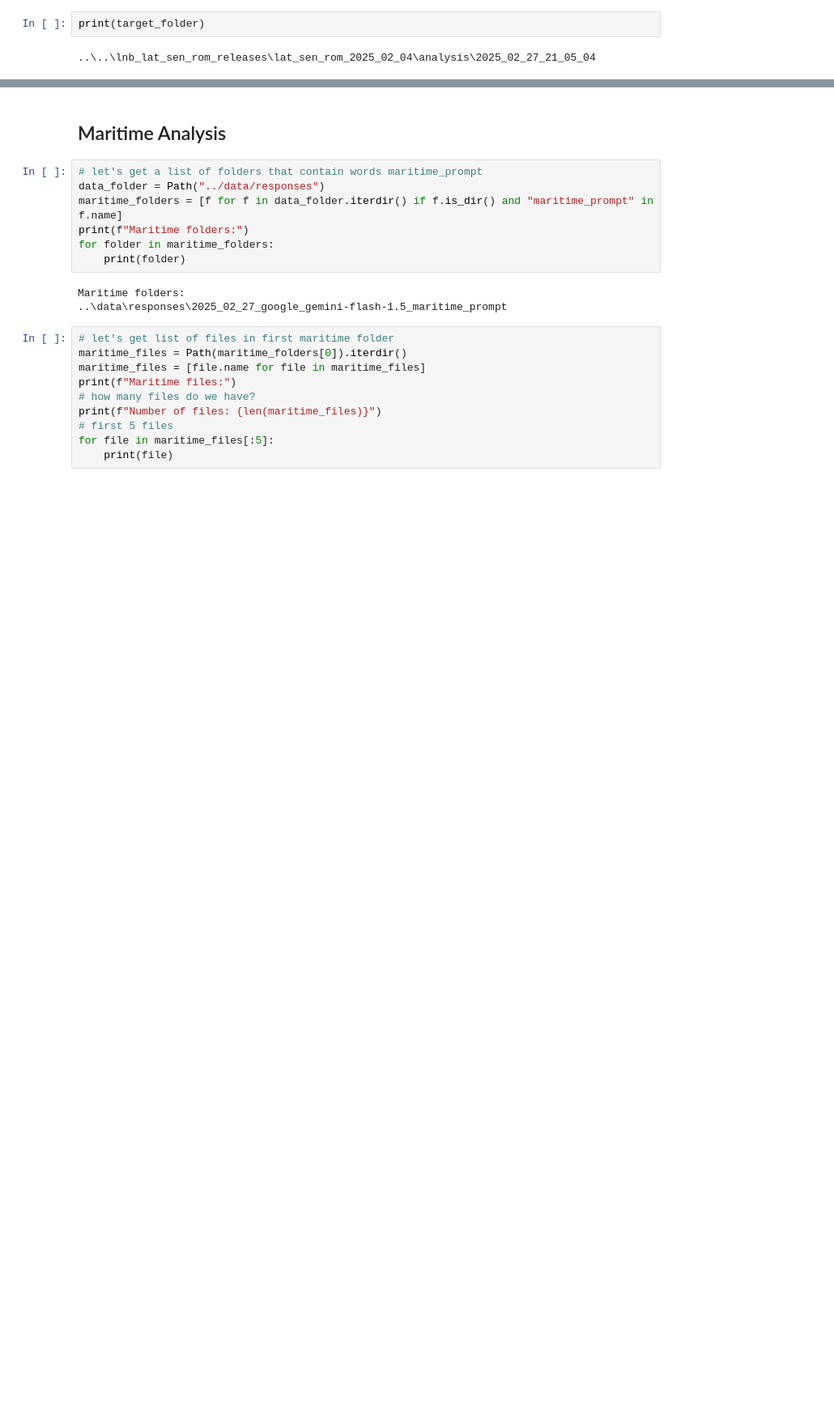
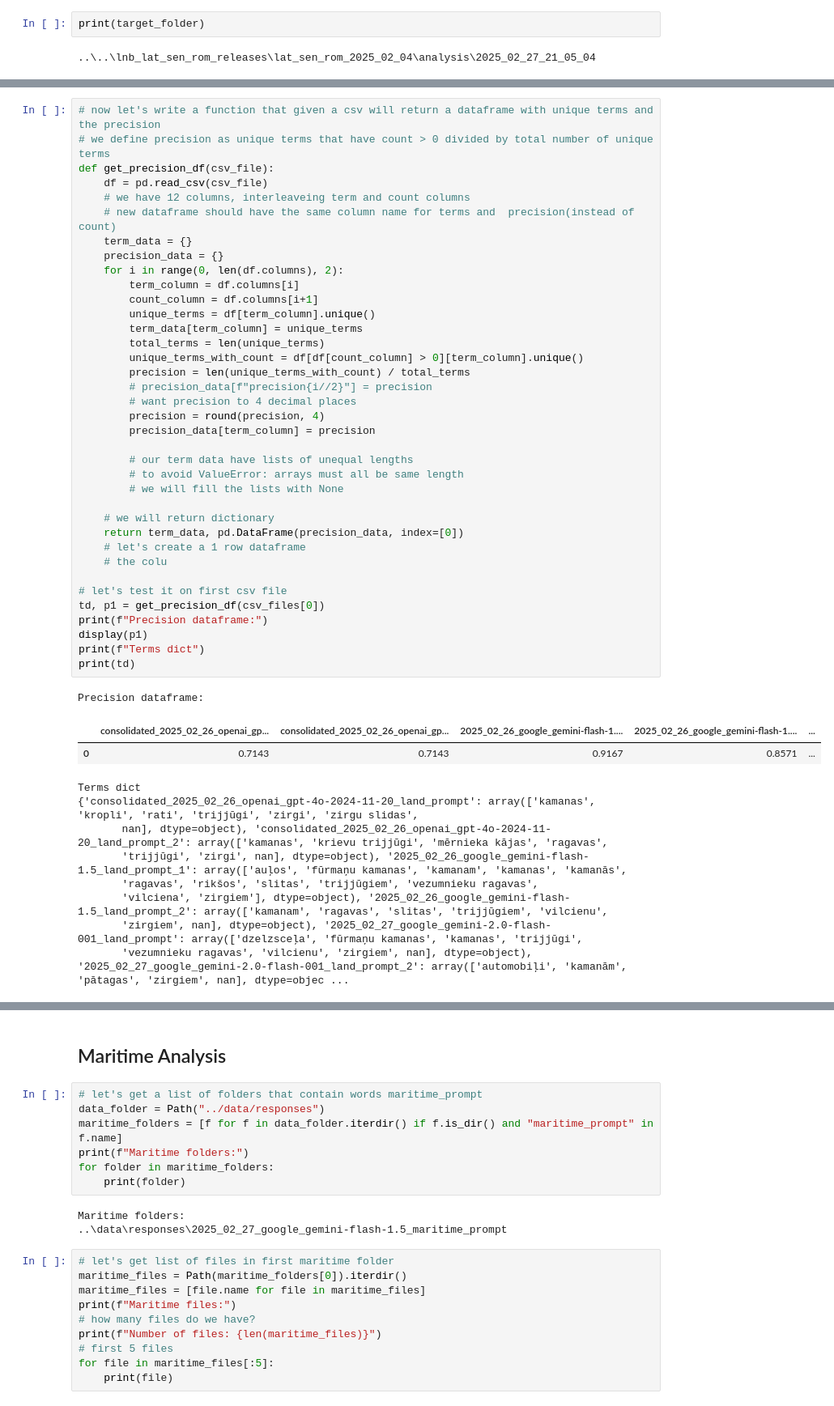
Before and after one commit to ValRCS/lnb_transports, a Jupyter notebook: notebooks/Analyze_Responses.ipynb, the cells around one changed output, grey strips where cells are left out. Shown at 81% size. Saved outputs shown, nothing was run; the diff lists cells and outputs as text; blank space fills up the shorter version.

```diff
--- a/notebooks/Analyze_Responses.ipynb
+++ b/notebooks/Analyze_Responses.ipynb
@@ -348,0 +399,49 @@ print(target_folder)
+# %%
+# now let's write a function that given a csv will return a dataframe with unique terms and the precision
+# we define precision as unique terms that have count > 0 divided by total number of unique terms
+def get_precision_df(csv_file):
+    df = pd.read_csv(csv_file)
+    # we have 12 columns, interleaveing term and count columns
+    # new dataframe should have the same column name for terms and  precision(instead of count)
+    term_data = {}
+    precision_data = {}
+    for i in range(0, len(df.columns), 2):
+        term_column = df.columns[i]
+        count_column = df.columns[i+1]
+        unique_terms = df[term_column].unique()
+        term_data[term_column] = unique_terms
+        total_terms = len(unique_terms)
+        unique_terms_with_count = df[df[count_column] > 0][term_column].unique()
+        precision = len(unique_terms_with_count) / total_terms
+        # precision_data[f"precision{i//2}"] = precision
+        # want precision to 4 decimal places
+        precision = round(precision, 4)
+        precision_data[term_column] = precision
+
+        # our term data have lists of unequal lengths
+        # to avoid ValueError: arrays must all be same length
+        # we will fill the lists with None
+
+    # we will return dictionary
+    return term_data, pd.DataFrame(precision_data, index=[0])
+    # let's create a 1 row dataframe
+    # the colu
+
+# let's test it on first csv file
+td, p1 = get_precision_df(csv_files[0])
+print(f"Precision dataframe:")
+display(p1)
+print(f"Terms dict")
+print(td)
+# %% [output]
+Precision dataframe:
+|  | consolidated_2025_02_26_openai_gp... | consolidated_2025_02_26_openai_gp... | 2025_02_26_google_gemini-flash-1.... | 2025_02_26_google_gemini-flash-1.... | ... |
+| 0 | 0.7143 | 0.7143 | 0.9167 | 0.8571 | ... |
+Terms dict
+{'consolidated_2025_02_26_openai_gpt-4o-2024-11-20_land_prompt': array(['kamanas', 'kropli', 'rati', 'trijjūgi', 'zirgi', 'zirgu slidas',
+       nan], dtype=object), 'consolidated_2025_02_26_openai_gpt-4o-2024-11-20_land_prompt_2': array(['kamanas', 'krievu trijjūgi', 'mērnieka kājas', 'ragavas',
+       'trijjūgi', 'zirgi', nan], dtype=object), '2025_02_26_google_gemini-flash-1.5_land_prompt_1': array(['auļos', 'fūrmaņu kamanas', 'kamanam', 'kamanas', 'kamanās',
+       'ragavas', 'rikšos', 'slitas', 'trijjūgiem', 'vezumnieku ragavas',
+       'vilciena', 'zirgiem'], dtype=object), '2025_02_26_google_gemini-flash-1.5_land_prompt_2': array(['kamanam', 'ragavas', 'slitas', 'trijjūgiem', 'vilcienu',
+       'zirgiem', nan], dtype=object), '2025_02_27_google_gemini-2.0-flash-001_land_prompt': array(['dzelzsceļa', 'fūrmaņu kamanas', 'kamanas', 'trijjūgi',
+       'vezumnieku ragavas', 'vilcienu', 'zirgiem', nan], dtype=object), '2025_02_27_google_gemini-2.0-flash-001_land_prompt_2': array(['automobiļi', 'kamanām', 'pātagas', 'zirgiem', nan], dtype=objec ...
```
Also changed, not shown: parts of 14 cells of this notebook.
